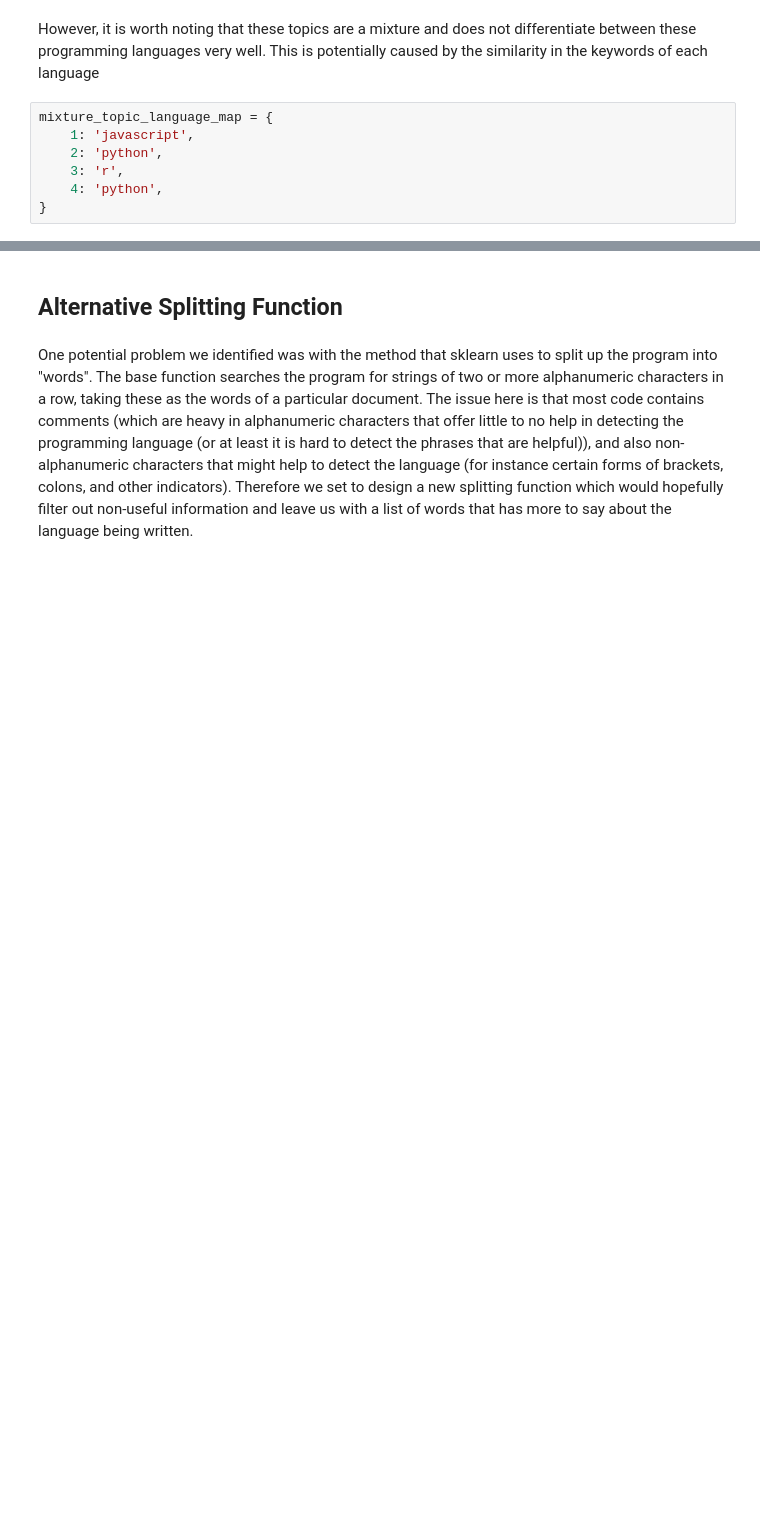
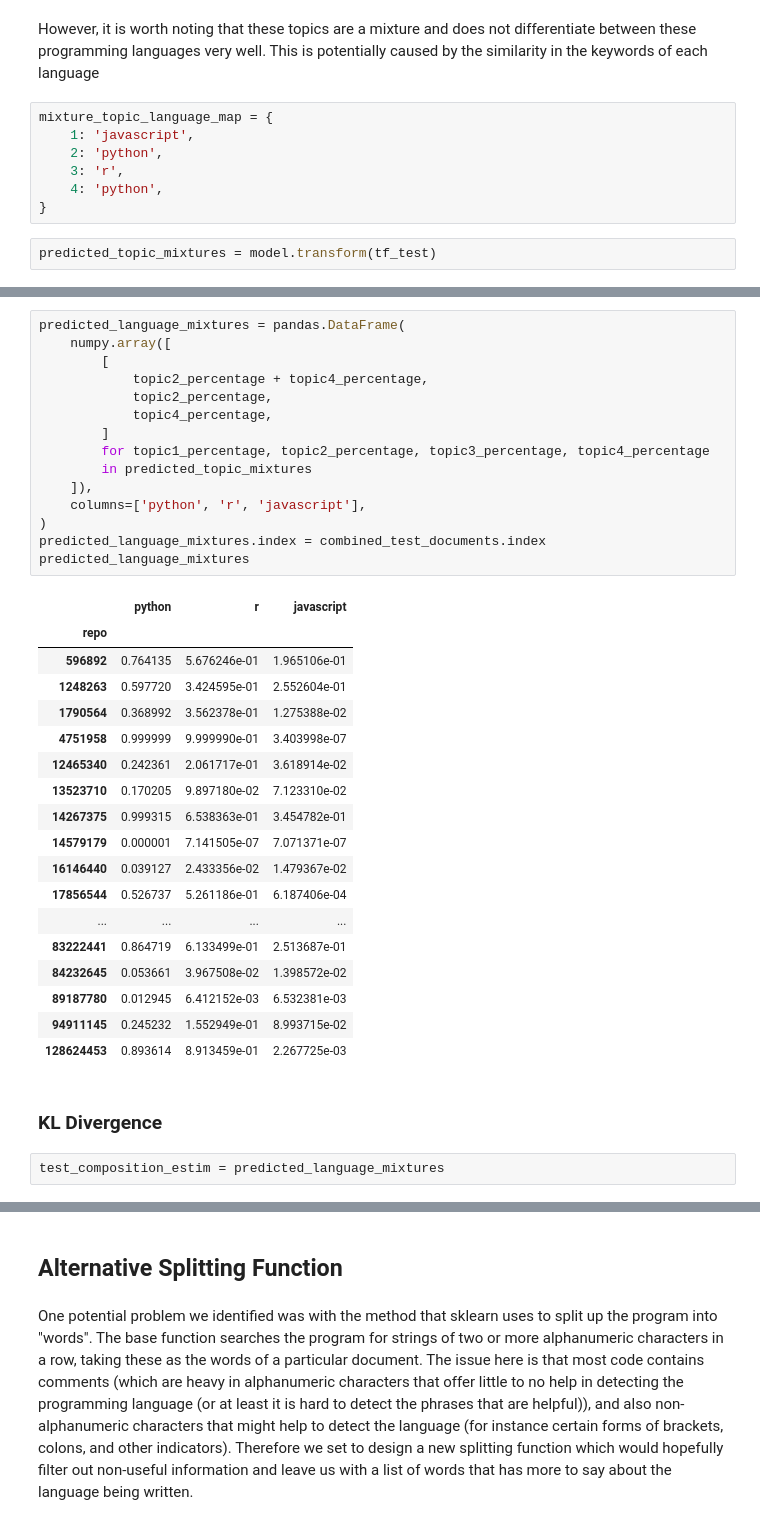
Before and after one commit to SJames528/data-science-toolbox-4, a Jupyter notebook: project/report.ipynb, the cells around one changed output, grey strips where cells are left out. Saved outputs shown, nothing was run; the diff lists cells and outputs as text; blank space fills up the shorter version.

```diff
--- a/project/report.ipynb
+++ b/project/report.ipynb
@@ -548,3 +530,5 @@ mixture_topic_language_map = {
     3: 'r',
     4: 'python',
 }
+# %%
+predicted_topic_mixtures = model.transform(tf_test)
@@ -550,0 +555,38 @@ mixture_topic_language_map = {
+# %%
+predicted_language_mixtures = pandas.DataFrame(
+    numpy.array([
+        [
+            topic2_percentage + topic4_percentage,
+            topic2_percentage,
+            topic4_percentage,
+        ]
+        for topic1_percentage, topic2_percentage, topic3_percentage, topic4_percentage
+        in predicted_topic_mixtures
+    ]),
+    columns=['python', 'r', 'javascript'],
+)
+predicted_language_mixtures.index = combined_test_documents.index
+predicted_language_mixtures
+# %% [output]
+|  | python | r | javascript |
+| repo |  |  |  |
+| 596892 | 0.764135 | 5.676246e-01 | 1.965106e-01 |
+| 1248263 | 0.597720 | 3.424595e-01 | 2.552604e-01 |
+| 1790564 | 0.368992 | 3.562378e-01 | 1.275388e-02 |
+| 4751958 | 0.999999 | 9.999990e-01 | 3.403998e-07 |
+| 12465340 | 0.242361 | 2.061717e-01 | 3.618914e-02 |
+| 13523710 | 0.170205 | 9.897180e-02 | 7.123310e-02 |
+| 14267375 | 0.999315 | 6.538363e-01 | 3.454782e-01 |
+| 14579179 | 0.000001 | 7.141505e-07 | 7.071371e-07 |
+| 16146440 | 0.039127 | 2.433356e-02 | 1.479367e-02 |
+| 17856544 | 0.526737 | 5.261186e-01 | 6.187406e-04 |
+| ... | ... | ... | ... |
+| 83222441 | 0.864719 | 6.133499e-01 | 2.513687e-01 |
+| 84232645 | 0.053661 | 3.967508e-02 | 1.398572e-02 |
+| 89187780 | 0.012945 | 6.412152e-03 | 6.532381e-03 |
+| 94911145 | 0.245232 | 1.552949e-01 | 8.993715e-02 |
+| 128624453 | 0.893614 | 8.913459e-01 | 2.267725e-03 |
+# %% [markdown]
+### KL Divergence
+# %%
+test_composition_estim = predicted_language_mixtures
```
Also changed, not shown: parts of 17 cells of this notebook.
